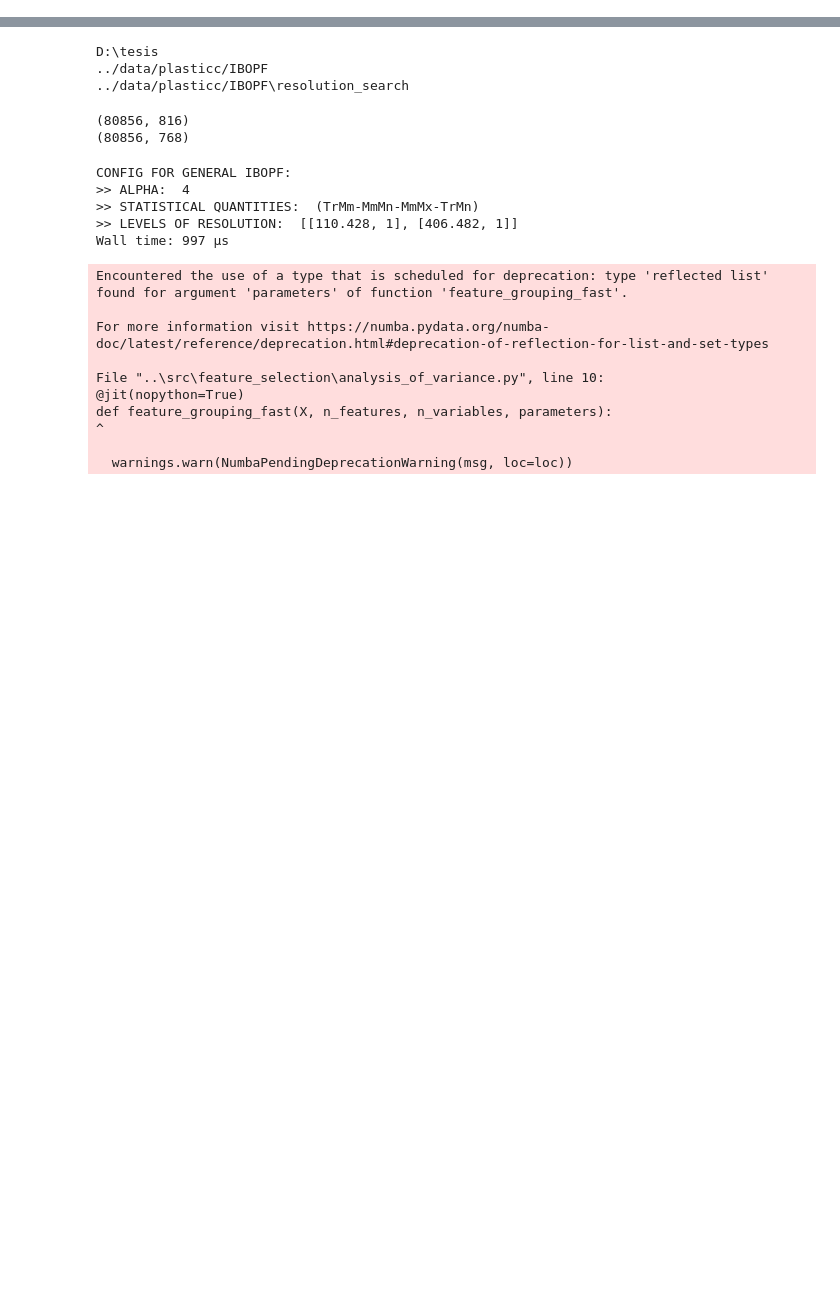
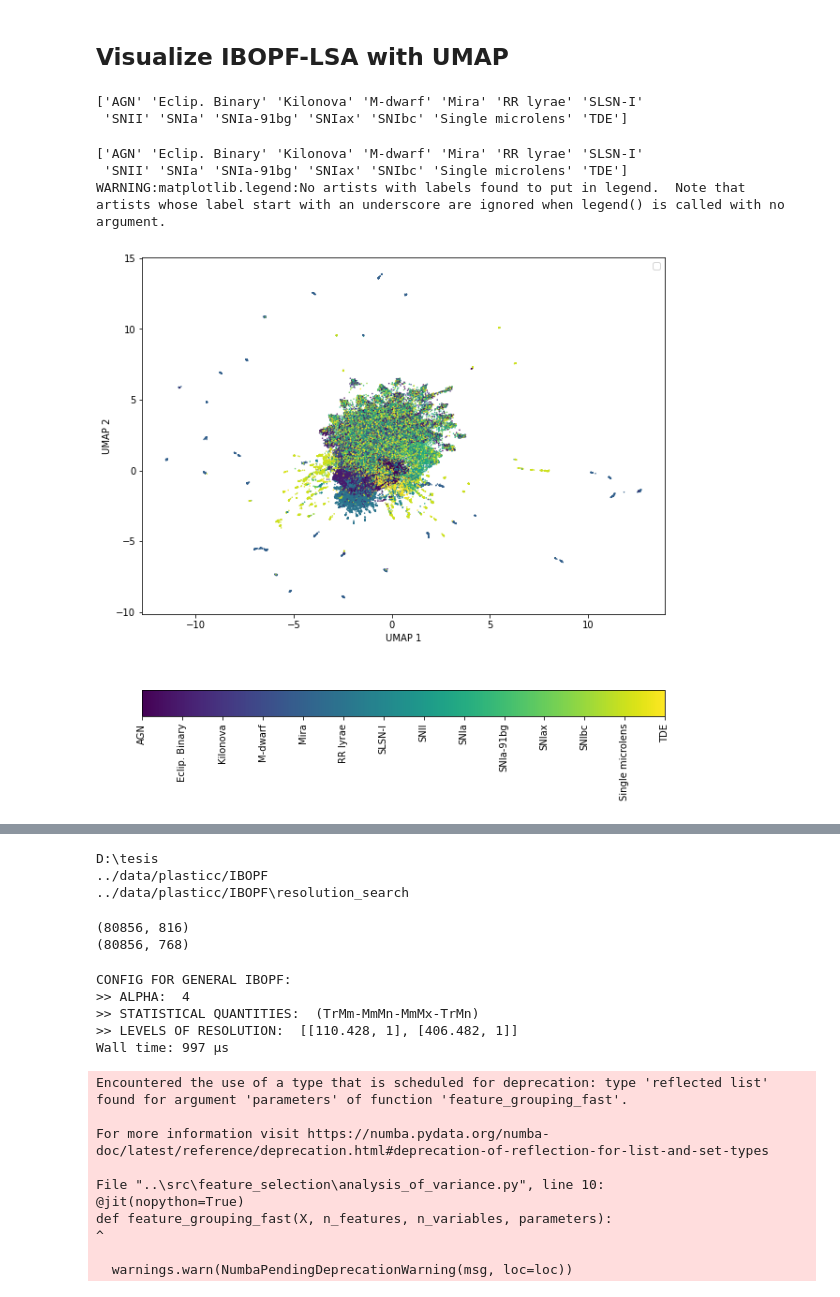
Before and after one commit to frmunozz/irregular-bag-of-pattern, a Jupyter notebook: notebooks/visualization_on_method_features.ipynb, the cells around one changed output, grey strips where cells are left out. Drawn from its saved outputs; the diff is of its cells as text; code cells hidden in the pictures; blank space fills up the shorter version.

```diff
--- a/notebooks/visualization_on_method_features.ipynb
+++ b/notebooks/visualization_on_method_features.ipynb
@@ -0,0 +17,21 @@
+# %%
+def load_features(dataset_name, method="IBOPF", tag="features_v3_LSA"):
+    # Load the dataset (metadata only)
+    print("Loading dataset '%s'..." % dataset_name)
+    dataset = Dataset.load(dataset_name, metadata_only=True)
+    dataset.set_method(method)
+
+    # Load the dataset features depending on method
+    print("Loading features...")
+    if method == "IBOPF":
+        dataset.load_compact_features(features_tag=tag)
+        featurizer = MMMBOPFFeaturizer(include_metadata=True)
+    else:
+        dataset.load_raw_features()
+        featurizer = AVOCADOFeaturizer()
+
+    df_features = dataset.select_features(featurizer)
+
+
+
+    return df_features, dataset.metadata["class"]
@@ -0,0 +54,4 @@
+# %%
+ibopf_fea, ibopf_labels = load_features("plasticc_augment_v3", method="IBOPF", tag="features_v3_LSA")
+print(ibopf_fea.shape)
+ibopf_fea.head()
@@ -0,0 +123,21 @@
+# %% [markdown]
+## Visualize IBOPF-LSA with UMAP
+# %%
+scaler = StandardScaler()
+scaler.fit(ibopf_fea)
+df_scaled = scaler.transform(ibopf_fea)
+
+reducer = umap.UMAP()
+df_umap = reducer.fit_transform(df_scaled)
+# %% [output]
+['AGN' 'Eclip. Binary' 'Kilonova' 'M-dwarf' 'Mira' 'RR lyrae' 'SLSN-I'
+ 'SNII' 'SNIa' 'SNIa-91bg' 'SNIax' 'SNIbc' 'Single microlens' 'TDE']
+# %%
+# visualize ibopf lsa with UMAP
+y, le = prepare_labels(ibopf_labels)
+visualization2D(df_umap, y, le, reducer="UMAP")
+# %% [output]
+['AGN' 'Eclip. Binary' 'Kilonova' 'M-dwarf' 'Mira' 'RR lyrae' 'SLSN-I'
+ 'SNII' 'SNIa' 'SNIa-91bg' 'SNIax' 'SNIbc' 'Single microlens' 'TDE']
+WARNING:matplotlib.legend:No artists with labels found to put in legend.  Note that artists whose label start with an underscore are ignored when legend() is called with no argument.
+[figure, added]
```
Also changed, not shown: parts of 15 cells of this notebook, 23 other files.
